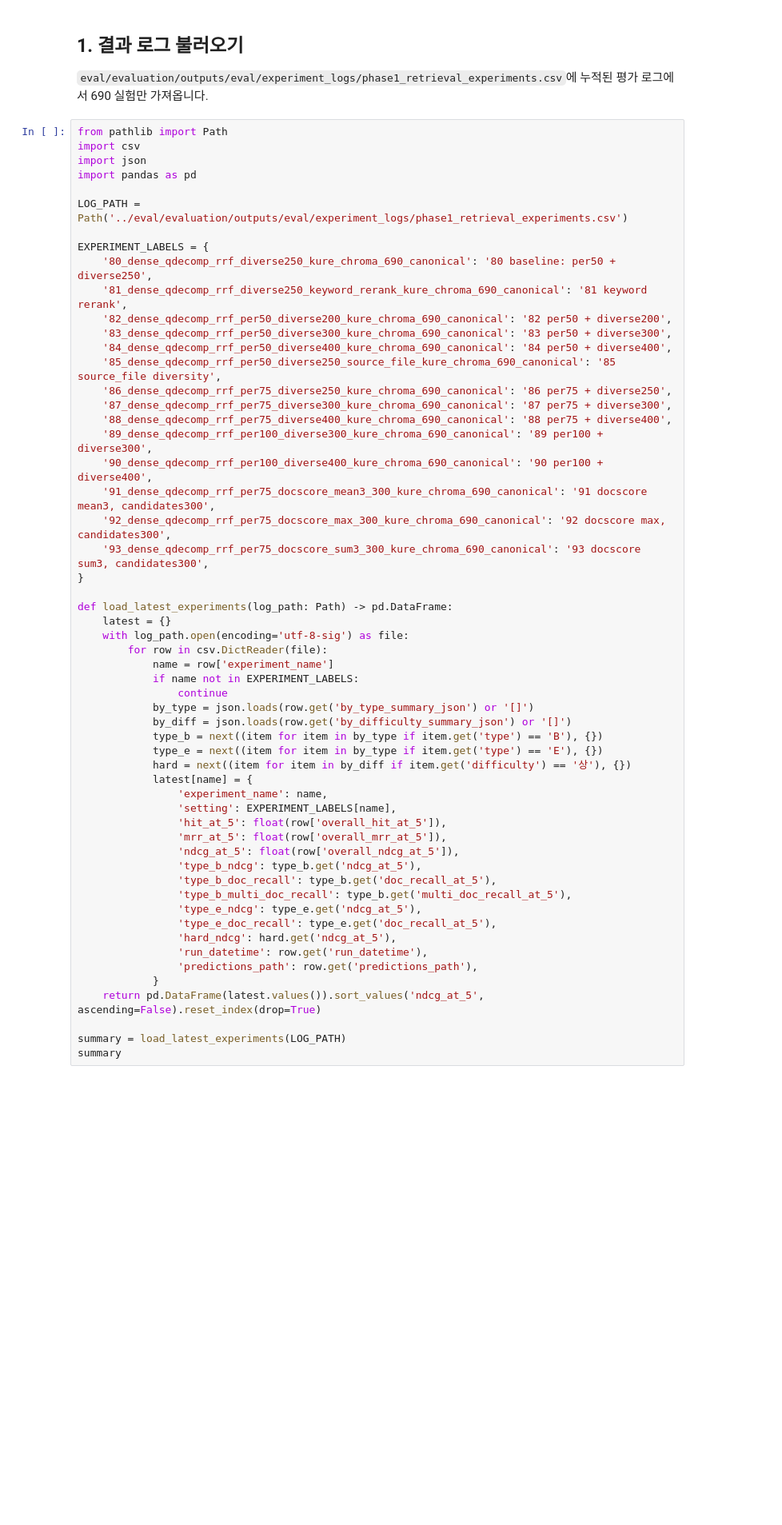
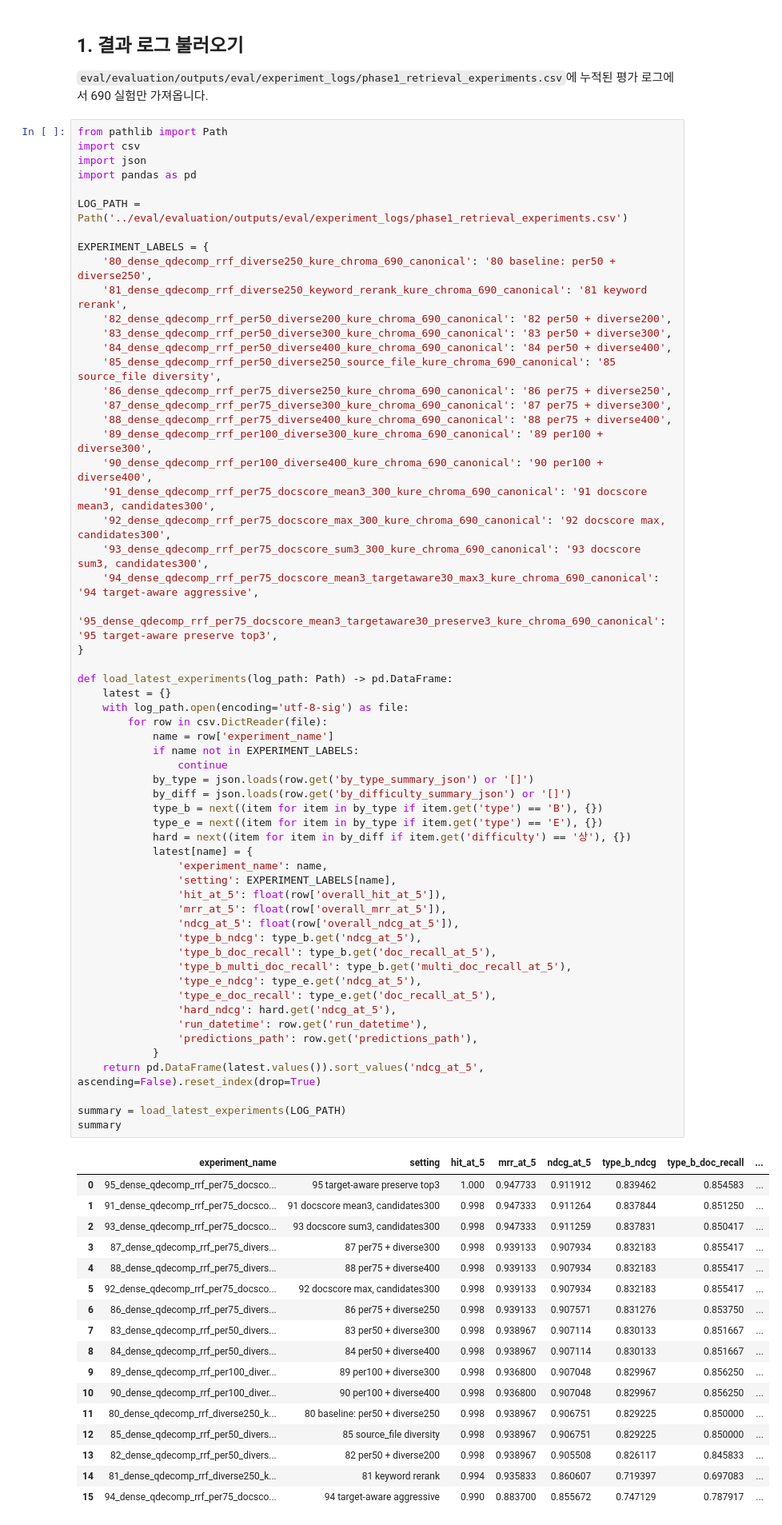
Before and after one commit to hskim2327/chatbot, a Jupyter notebook: notebooks/retrieval_690_optimization.ipynb, the cells around one changed output. Shown at 80% size. Saved outputs shown, nothing was run; the diff lists cells and outputs as text; blank space fills up the shorter version.

```diff
--- a/notebooks/retrieval_690_optimization.ipynb
+++ b/notebooks/retrieval_690_optimization.ipynb
@@ -41,39 +42,59 @@ EXPERIMENT_LABELS = {
     '91_dense_qdecomp_rrf_per75_docscore_mean3_300_kure_chroma_690_canonical': '91 docscore mean3, candidates300',
     '92_dense_qdecomp_rrf_per75_docscore_max_300_kure_chroma_690_canonical': '92 docscore max, candidates300',
     '93_dense_qdecomp_rrf_per75_docscore_sum3_300_kure_chroma_690_canonical': '93 docscore sum3, candidates300',
+    '94_dense_qdecomp_rrf_per75_docscore_mean3_targetaware30_max3_kure_chroma_690_canonical': '94 target-aware aggressive',
+    '95_dense_qdecomp_rrf_per75_docscore_mean3_targetaware30_preserve3_kure_chroma_690_canonical': '95 target-aware preserve top3',
 }
 
 def load_latest_experiments(log_path: Path) -> pd.DataFrame:
     latest = {}
     with log_path.open(encoding='utf-8-sig') as file:
         for row in csv.DictReader(file):
             name = row['experiment_name']
             if name not in EXPERIMENT_LABELS:
                 continue
             by_type = json.loads(row.get('by_type_summary_json') or '[]')
             by_diff = json.loads(row.get('by_difficulty_summary_json') or '[]')
             type_b = next((item for item in by_type if item.get('type') == 'B'), {})
             type_e = next((item for item in by_type if item.get('type') == 'E'), {})
             hard = next((item for item in by_diff if item.get('difficulty') == '상'), {})
             latest[name] = {
                 'experiment_name': name,
                 'setting': EXPERIMENT_LABELS[name],
                 'hit_at_5': float(row['overall_hit_at_5']),
                 'mrr_at_5': float(row['overall_mrr_at_5']),
                 'ndcg_at_5': float(row['overall_ndcg_at_5']),
                 'type_b_ndcg': type_b.get('ndcg_at_5'),
                 'type_b_doc_recall': type_b.get('doc_recall_at_5'),
                 'type_b_multi_doc_recall': type_b.get('multi_doc_recall_at_5'),
                 'type_e_ndcg': type_e.get('ndcg_at_5'),
                 'type_e_doc_recall': type_e.get('doc_recall_at_5'),
                 'hard_ndcg': hard.get('ndcg_at_5'),
                 'run_datetime': row.get('run_datetime'),
                 'predictions_path': row.get('predictions_path'),
             }
     return pd.DataFrame(latest.values()).sort_values('ndcg_at_5', ascending=False).reset_index(drop=True)
 
 summary = load_latest_experiments(LOG_PATH)
 summary
+# %% [output]
+|  | experiment_name | setting | hit_at_5 | mrr_at_5 | ndcg_at_5 | type_b_ndcg | type_b_doc_recall | ... |
+| 0 | 95_dense_qdecomp_rrf_per75_docsco... | 95 target-aware preserve top3 | 1.000 | 0.947733 | 0.911912 | 0.839462 | 0.854583 | ... |
+| 1 | 91_dense_qdecomp_rrf_per75_docsco... | 91 docscore mean3, candidates300 | 0.998 | 0.947333 | 0.911264 | 0.837844 | 0.851250 | ... |
+| 2 | 93_dense_qdecomp_rrf_per75_docsco... | 93 docscore sum3, candidates300 | 0.998 | 0.947333 | 0.911259 | 0.837831 | 0.850417 | ... |
+| 3 | 87_dense_qdecomp_rrf_per75_divers... | 87 per75 + diverse300 | 0.998 | 0.939133 | 0.907934 | 0.832183 | 0.855417 | ... |
+| 4 | 88_dense_qdecomp_rrf_per75_divers... | 88 per75 + diverse400 | 0.998 | 0.939133 | 0.907934 | 0.832183 | 0.855417 | ... |
+| 5 | 92_dense_qdecomp_rrf_per75_docsco... | 92 docscore max, candidates300 | 0.998 | 0.939133 | 0.907934 | 0.832183 | 0.855417 | ... |
+| 6 | 86_dense_qdecomp_rrf_per75_divers... | 86 per75 + diverse250 | 0.998 | 0.939133 | 0.907571 | 0.831276 | 0.853750 | ... |
+| 7 | 83_dense_qdecomp_rrf_per50_divers... | 83 per50 + diverse300 | 0.998 | 0.938967 | 0.907114 | 0.830133 | 0.851667 | ... |
+| 8 | 84_dense_qdecomp_rrf_per50_divers... | 84 per50 + diverse400 | 0.998 | 0.938967 | 0.907114 | 0.830133 | 0.851667 | ... |
+| 9 | 89_dense_qdecomp_rrf_per100_diver... | 89 per100 + diverse300 | 0.998 | 0.936800 | 0.907048 | 0.829967 | 0.856250 | ... |
+| 10 | 90_dense_qdecomp_rrf_per100_diver... | 90 per100 + diverse400 | 0.998 | 0.936800 | 0.907048 | 0.829967 | 0.856250 | ... |
+| 11 | 80_dense_qdecomp_rrf_diverse250_k... | 80 baseline: per50 + diverse250 | 0.998 | 0.938967 | 0.906751 | 0.829225 | 0.850000 | ... |
+| 12 | 85_dense_qdecomp_rrf_per50_divers... | 85 source_file diversity | 0.998 | 0.938967 | 0.906751 | 0.829225 | 0.850000 | ... |
+| 13 | 82_dense_qdecomp_rrf_per50_divers... | 82 per50 + diverse200 | 0.998 | 0.938967 | 0.905508 | 0.826117 | 0.845833 | ... |
+| 14 | 81_dense_qdecomp_rrf_diverse250_k... | 81 keyword rerank | 0.994 | 0.935833 | 0.860607 | 0.719397 | 0.697083 | ... |
+| 15 | 94_dense_qdecomp_rrf_per75_docsco... | 94 target-aware aggressive | 0.990 | 0.883700 | 0.855672 | 0.747129 | 0.787917 | ... |
 # %% [markdown]
 ## 2. nDCG 기준 순위
 
```
Also changed, not shown: parts of 22 cells of this notebook, 13 other files.
